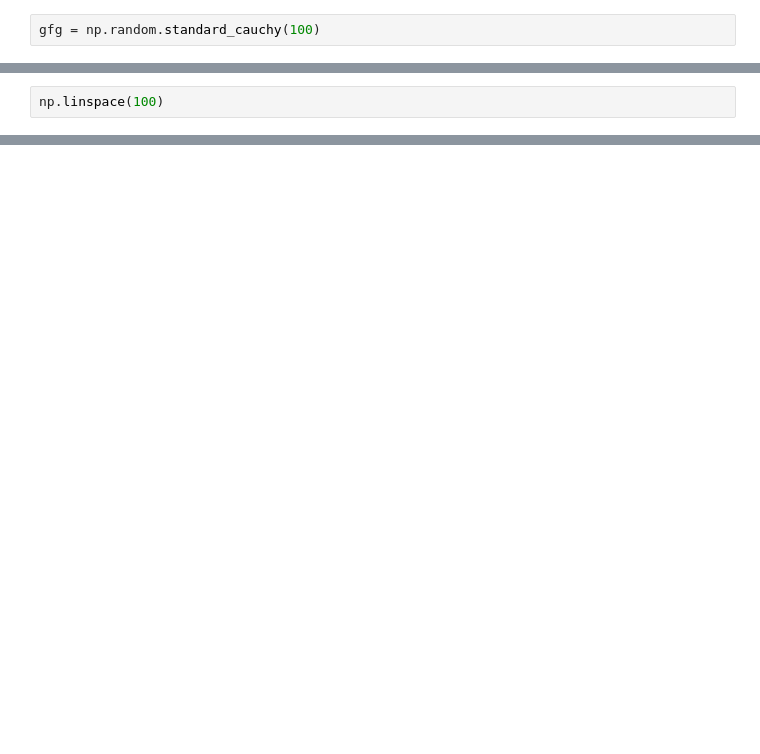
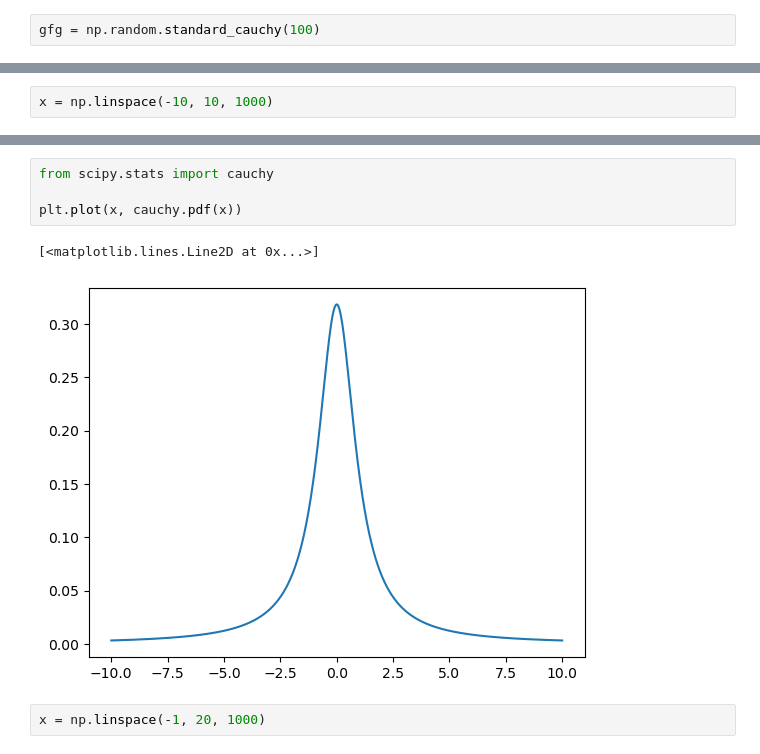
Before and after one commit to CozeirTag/probabilitys, a Jupyter notebook: Untitled.ipynb, the cells around one changed output, grey strips where cells are left out. Cells and saved outputs as stored; diff of their text form; blank space fills up the shorter version.

```diff
--- a/Untitled.ipynb
+++ b/Untitled.ipynb
@@ -319,2 +316,2 @@ sns.kdeplot(data=gfg)
 # %%
-np.linspace(100)
+x = np.linspace(-10, 10, 1000)
@@ -322,0 +338,9 @@ TypeError: linspace() missing 1 required positional argument: 'stop'
+# %%
+from scipy.stats import cauchy
+
+plt.plot(x, cauchy.pdf(x))
+# %% [output]
+[<matplotlib.lines.Line2D at 0x...>]
+[figure, added]
+# %%
+x = np.linspace(-1, 20, 1000)
```
Also changed, not shown: parts of 48 cells of this notebook.
